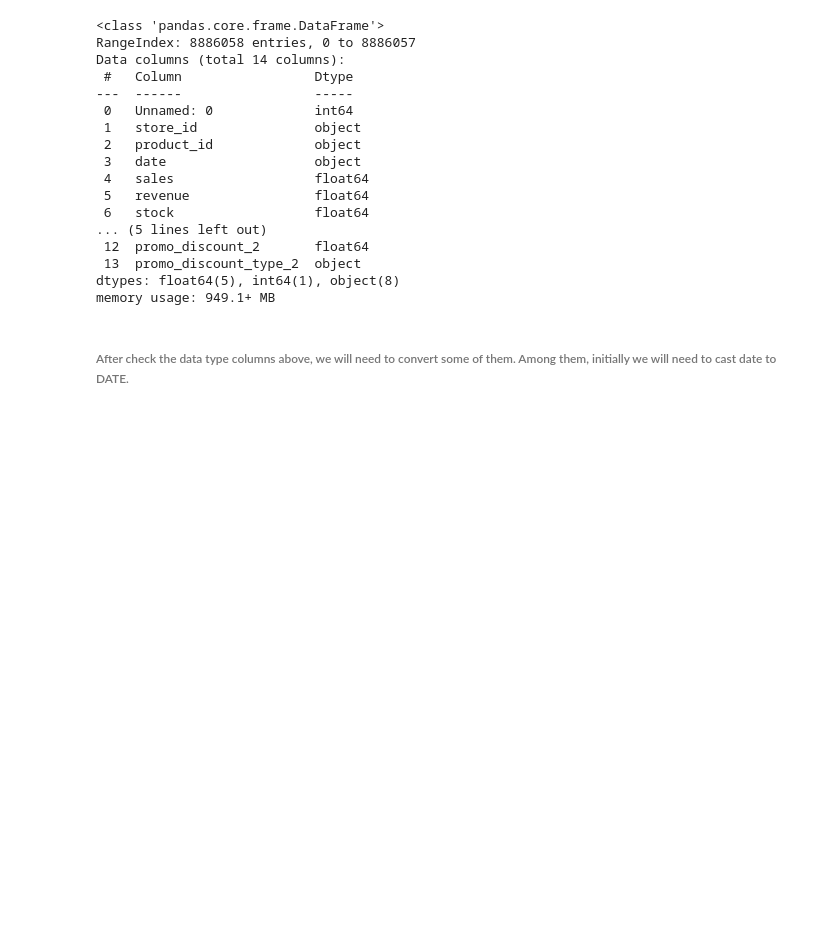
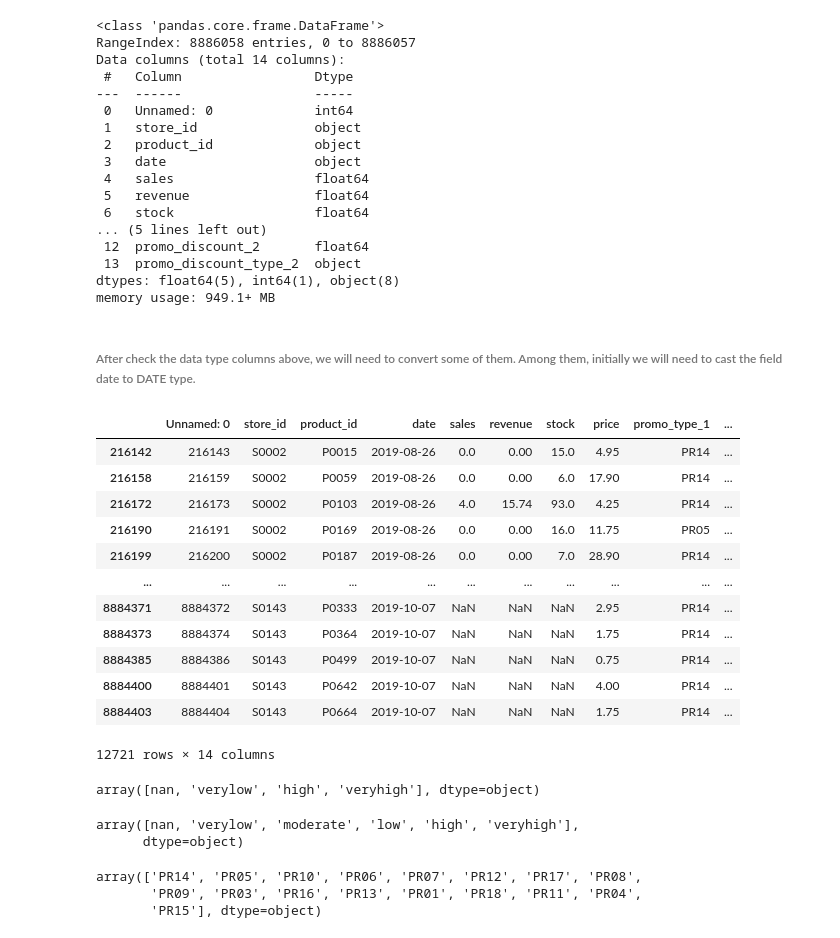
Before and after one commit to yurimfreitas/ProjectII, a Jupyter notebook: DataUnderstanding.ipynb, the cells around one changed output. Saved outputs shown, nothing was run; the diff lists cells and outputs as text; code cells hidden in the pictures; blank space fills up the shorter version.

```diff
--- a/DataUnderstanding.ipynb
+++ b/DataUnderstanding.ipynb
@@ -58,4 +58,35 @@ Data columns (total 14 columns):
 dtypes: float64(5), int64(1), object(8)
 memory usage: 949.1+ MB
 # %% [markdown]
-###### After check the data type columns above, we will need to convert some of them. Among them, initially we will need to cast date to DATE.
+###### After check the data type columns above, we will need to convert some of them. Among them, initially we will need to cast the field date to DATE type.
+# %%
+df_sales[(df_sales['promo_discount_type_2'].notna()) & (df_sales['promo_discount_type_2'] != '')]
+# %% [output]
+|  | Unnamed: 0 | store_id | product_id | date | sales | revenue | stock | price | promo_type_1 | ... |
+| 216142 | 216143 | S0002 | P0015 | 2019-08-26 | 0.0 | 0.00 | 15.0 | 4.95 | PR14 | ... |
+| 216158 | 216159 | S0002 | P0059 | 2019-08-26 | 0.0 | 0.00 | 6.0 | 17.90 | PR14 | ... |
+| 216172 | 216173 | S0002 | P0103 | 2019-08-26 | 4.0 | 15.74 | 93.0 | 4.25 | PR14 | ... |
+| 216190 | 216191 | S0002 | P0169 | 2019-08-26 | 0.0 | 0.00 | 16.0 | 11.75 | PR05 | ... |
+| 216199 | 216200 | S0002 | P0187 | 2019-08-26 | 0.0 | 0.00 | 7.0 | 28.90 | PR14 | ... |
+| ... | ... | ... | ... | ... | ... | ... | ... | ... | ... | ... |
+| 8884371 | 8884372 | S0143 | P0333 | 2019-10-07 | NaN | NaN | NaN | 2.95 | PR14 | ... |
+| 8884373 | 8884374 | S0143 | P0364 | 2019-10-07 | NaN | NaN | NaN | 1.75 | PR14 | ... |
+| 8884385 | 8884386 | S0143 | P0499 | 2019-10-07 | NaN | NaN | NaN | 0.75 | PR14 | ... |
+| 8884400 | 8884401 | S0143 | P0642 | 2019-10-07 | NaN | NaN | NaN | 4.00 | PR14 | ... |
+| 8884403 | 8884404 | S0143 | P0664 | 2019-10-07 | NaN | NaN | NaN | 1.75 | PR14 | ... |
+12721 rows × 14 columns
+# %%
+df_sales['promo_bin_2'].unique()
+# %% [output]
+array([nan, 'verylow', 'high', 'veryhigh'], dtype=object)
+# %%
+df_sales['promo_bin_1'].unique()
+# %% [output]
+array([nan, 'verylow', 'moderate', 'low', 'high', 'veryhigh'],
+      dtype=object)
+# %%
+df_sales['promo_type_1'].unique()
+# %% [output]
+array(['PR14', 'PR05', 'PR10', 'PR06', 'PR07', 'PR12', 'PR17', 'PR08',
+       'PR09', 'PR03', 'PR16', 'PR13', 'PR01', 'PR18', 'PR11', 'PR04',
+       'PR15'], dtype=object)
```
Also changed, not shown: parts of 4 cells of this notebook.
